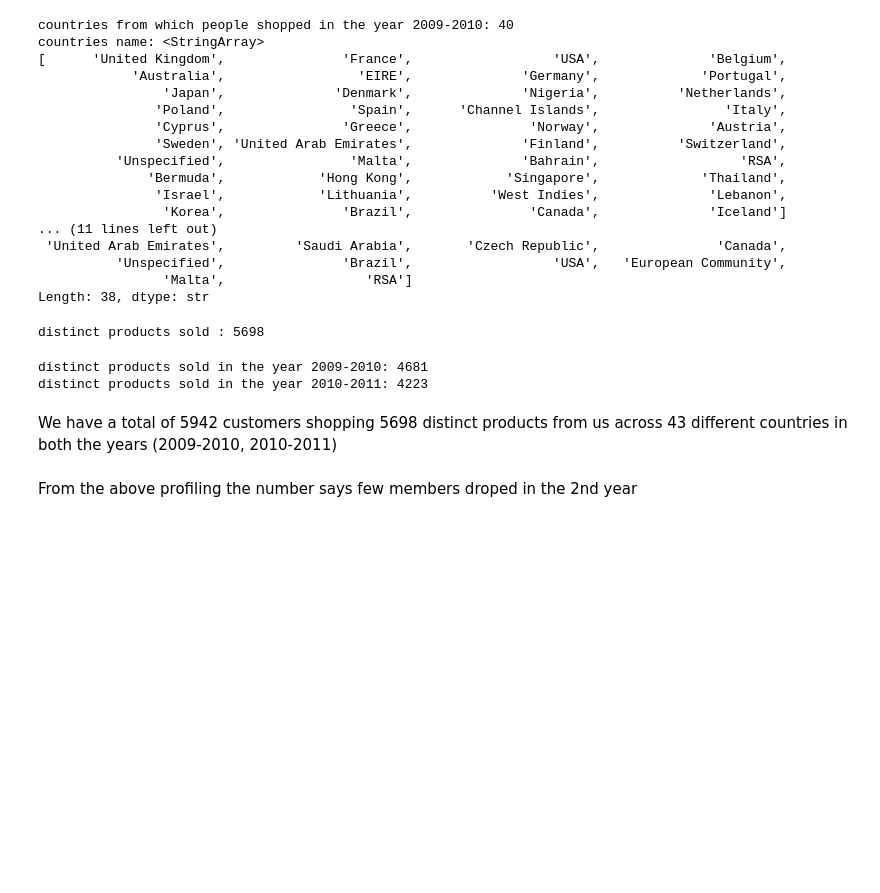
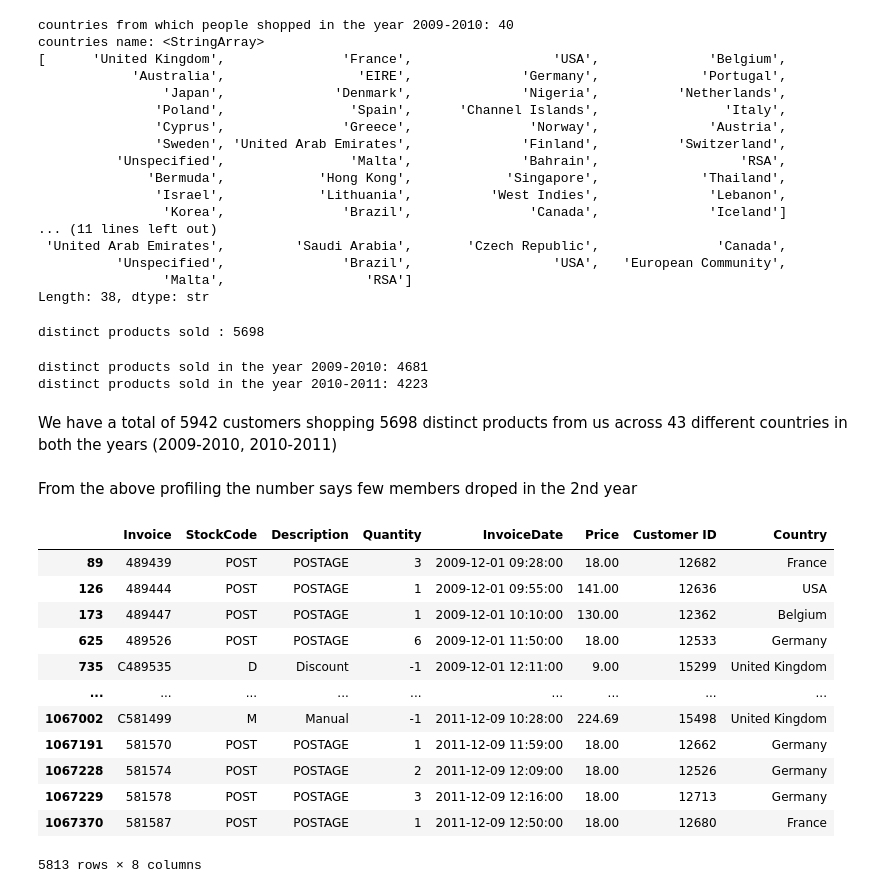
Before and after one commit to ananya-codes-data/RetailIQ, a Jupyter notebook: notebooks/01_data_profiling.ipynb, the cells around one changed output. Cells and saved outputs as stored; diff of their text form; code cells hidden in the pictures; blank space fills up the shorter version.

```diff
--- a/notebooks/01_data_profiling.ipynb
+++ b/notebooks/01_data_profiling.ipynb
@@ -93,6 +93,11 @@ retail_transactions: 1067371 rows, 8 columns
 | 2 | 489434 | 79323W | WHITE CHERRY LIGHTS | 12 | 2009-12-01 07:45:00 | 6.75 | 13085.0 | United Kingdom |
 | 3 | 489434 | 22041 | RECORD FRAME 7" SINGLE SIZE | 48 | 2009-12-01 07:45:00 | 2.10 | 13085.0 | United Kingdom |
 | 4 | 489434 | 21232 | STRAWBERRY CERAMIC TRINKET BOX | 24 | 2009-12-01 07:45:00 | 1.25 | 13085.0 | United Kingdom |
+# %%
+retail_transactions["Invoice"] = retail_transactions["Invoice"].astype(str)
+retail_transactions["StockCode"] = retail_transactions["StockCode"].astype(str)
+retail_transactions["Description"] = retail_transactions["Description"].astype(str)
+retail_transactions["Customer ID"] = retail_transactions["Customer ID"].astype("Int64")
 # %% [markdown]
 # 4. Missing Audit
 # %%
@@ -361,3 +366,21 @@ distinct products sold in the year 2010-2011: 4223
 We have a total of 5942 customers shopping 5698 distinct products from us across 43 different countries in both the years (2009-2010, 2010-2011)
 # %% [markdown]
 From the above profiling the number says few members droped in the 2nd year
+# %%
+NON_PRODUCT_CODES = {"POST", "DOT", "M", "m", "D", "C2", "BANK CHARGES","AMAZONFEE", "CRUK", "PADS", "S", "B", "ADJUST", "ADJUST2"}
+# %%
+retail_transactions[retail_transactions["StockCode"].isin(NON_PRODUCT_CODES)]
+# %% [output]
+|  | Invoice | StockCode | Description | Quantity | InvoiceDate | Price | Customer ID | Country |
+| 89 | 489439 | POST | POSTAGE | 3 | 2009-12-01 09:28:00 | 18.00 | 12682 | France |
+| 126 | 489444 | POST | POSTAGE | 1 | 2009-12-01 09:55:00 | 141.00 | 12636 | USA |
+| 173 | 489447 | POST | POSTAGE | 1 | 2009-12-01 10:10:00 | 130.00 | 12362 | Belgium |
+| 625 | 489526 | POST | POSTAGE | 6 | 2009-12-01 11:50:00 | 18.00 | 12533 | Germany |
+| 735 | C489535 | D | Discount | -1 | 2009-12-01 12:11:00 | 9.00 | 15299 | United Kingdom |
+| ... | ... | ... | ... | ... | ... | ... | ... | ... |
+| 1067002 | C581499 | M | Manual | -1 | 2011-12-09 10:28:00 | 224.69 | 15498 | United Kingdom |
+| 1067191 | 581570 | POST | POSTAGE | 1 | 2011-12-09 11:59:00 | 18.00 | 12662 | Germany |
+| 1067228 | 581574 | POST | POSTAGE | 2 | 2011-12-09 12:09:00 | 18.00 | 12526 | Germany |
+| 1067229 | 581578 | POST | POSTAGE | 3 | 2011-12-09 12:16:00 | 18.00 | 12713 | Germany |
+| 1067370 | 581587 | POST | POSTAGE | 1 | 2011-12-09 12:50:00 | 18.00 | 12680 | France |
+5813 rows × 8 columns
```
Also changed, not shown: parts of 2 cells of this notebook.
